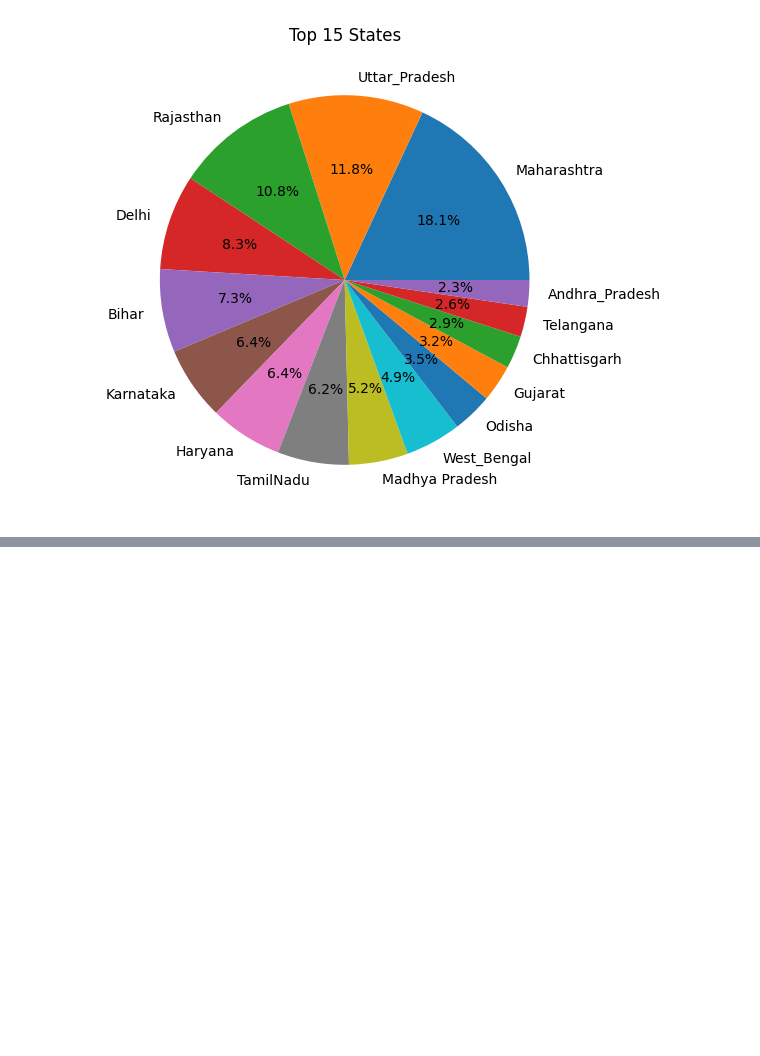
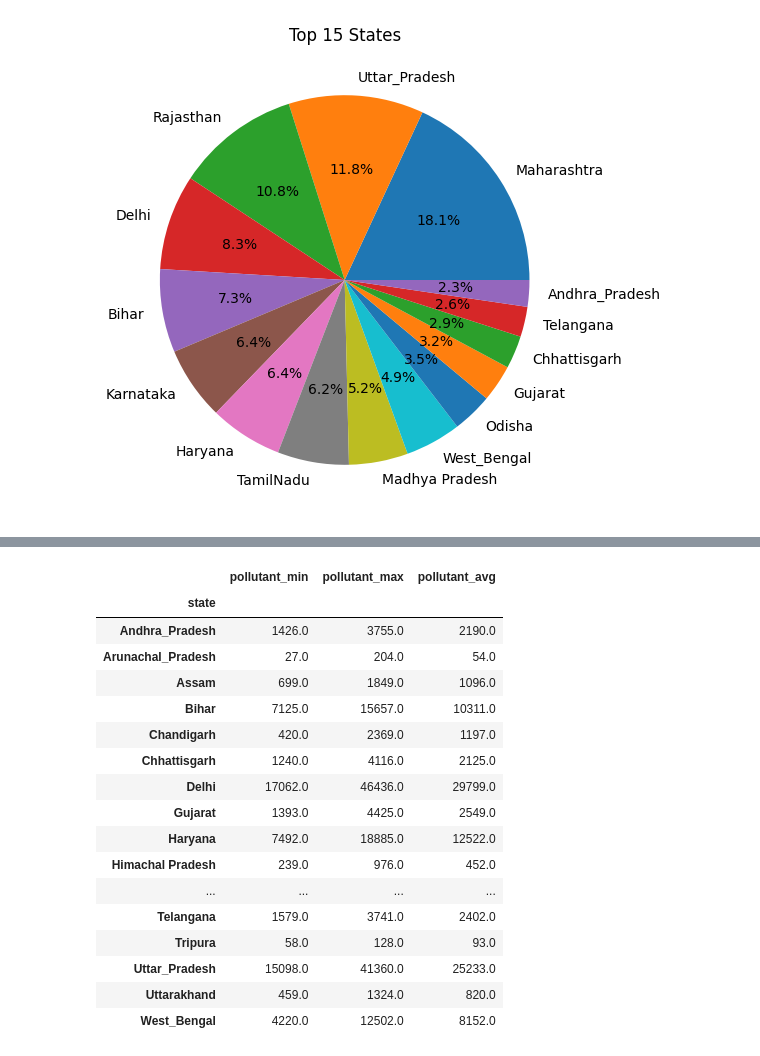
Before and after one commit to Alibubere/AQI_Analysis, a Jupyter notebook: AQI_Analysis.ipynb, the cells around one changed output, grey strips where cells are left out. Cells and saved outputs as stored; diff of their text form; code cells hidden in the pictures; blank space fills up the shorter version.

```diff
--- a/AQI_Analysis.ipynb
+++ b/AQI_Analysis.ipynb
@@ -159,0 +151,22 @@ sns.barplot(x=data['pollutant_id'],y=data['pollutant_avg'])
+# %%
+by_state =data.groupby('state')[['pollutant_min','pollutant_max','pollutant_avg']].sum()
+by_state
+# %% [output]
+|  | pollutant_min | pollutant_max | pollutant_avg |
+| state |  |  |  |
+| Andhra_Pradesh | 1426.0 | 3755.0 | 2190.0 |
+| Arunachal_Pradesh | 27.0 | 204.0 | 54.0 |
+| Assam | 699.0 | 1849.0 | 1096.0 |
+| Bihar | 7125.0 | 15657.0 | 10311.0 |
+| Chandigarh | 420.0 | 2369.0 | 1197.0 |
+| Chhattisgarh | 1240.0 | 4116.0 | 2125.0 |
+| Delhi | 17062.0 | 46436.0 | 29799.0 |
+| Gujarat | 1393.0 | 4425.0 | 2549.0 |
+| Haryana | 7492.0 | 18885.0 | 12522.0 |
+| Himachal Pradesh | 239.0 | 976.0 | 452.0 |
+| ... | ... | ... | ... |
+| Telangana | 1579.0 | 3741.0 | 2402.0 |
+| Tripura | 58.0 | 128.0 | 93.0 |
+| Uttar_Pradesh | 15098.0 | 41360.0 | 25233.0 |
+| Uttarakhand | 459.0 | 1324.0 | 820.0 |
+| West_Bengal | 4220.0 | 12502.0 | 8152.0 |
```
Also changed, not shown: parts of 8 cells of this notebook.
